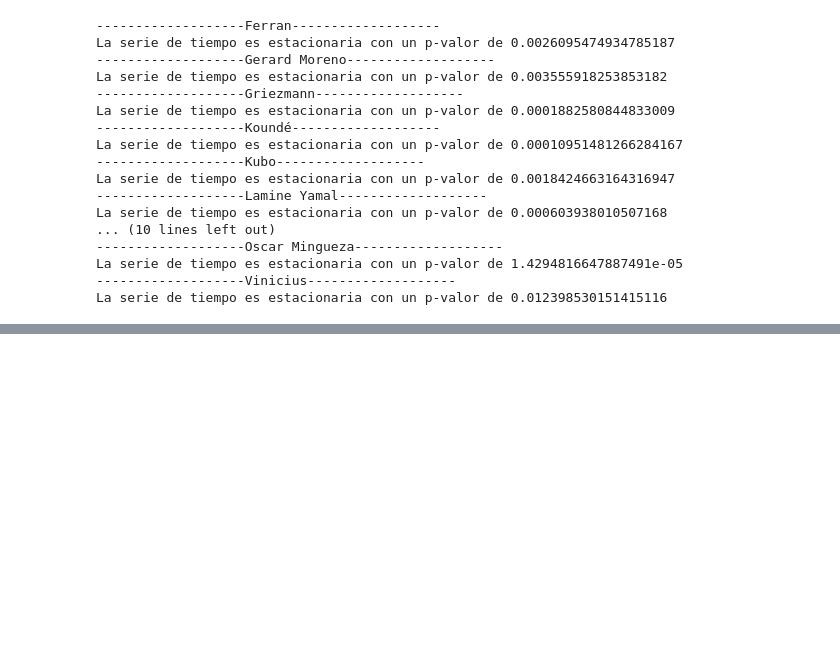
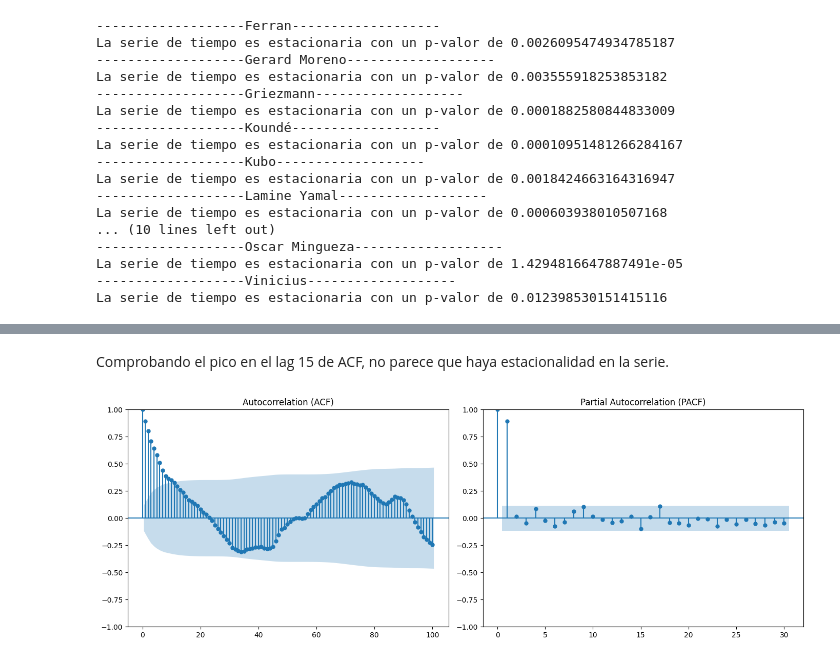
Before and after one commit to Santiagodiz/PlayerPulse, a Jupyter notebook: data/tserie_study.ipynb, the cells around one changed output, grey strips where cells are left out. Cells and saved outputs as stored; diff of their text form; code cells hidden in the pictures; blank space fills up the shorter version.

```diff
--- a/data/tserie_study.ipynb
+++ b/data/tserie_study.ipynb
@@ -110,0 +91,8 @@ Koundé
+# %% [markdown]
+Comprobando el pico en el lag 15 de ACF, no parece que haya estacionalidad en la serie.
+# %%
+player = player_unique[1]
+
+acf_pacf(player)
+# %% [output]
+[figure, added]
```
Also changed, not shown: parts of 41 cells of this notebook.
